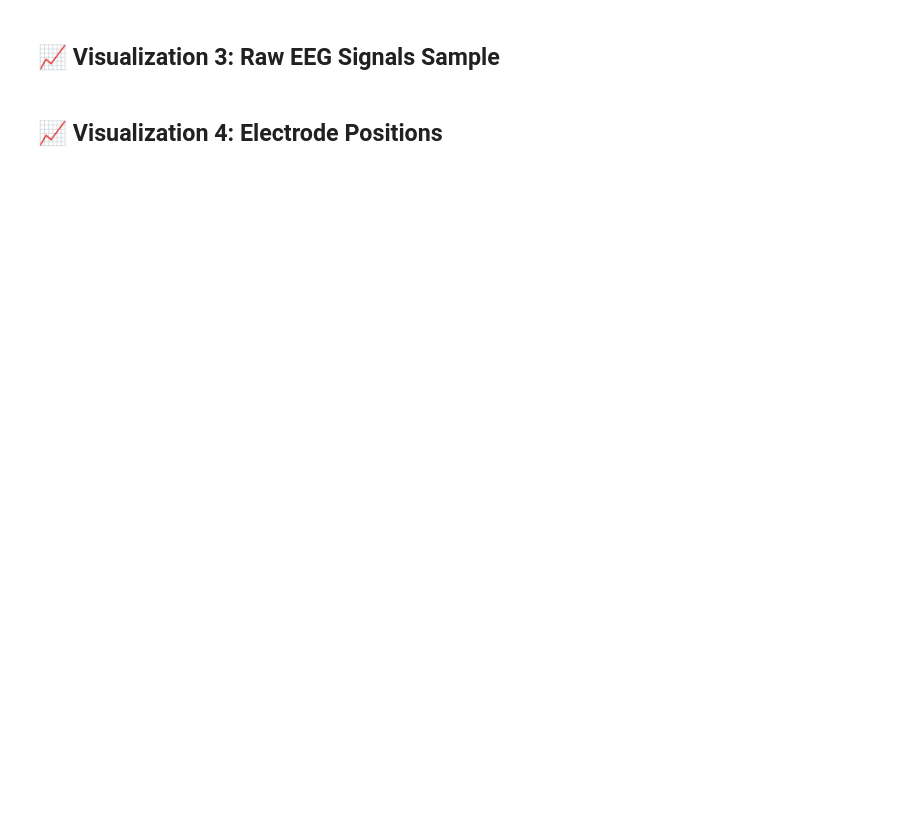
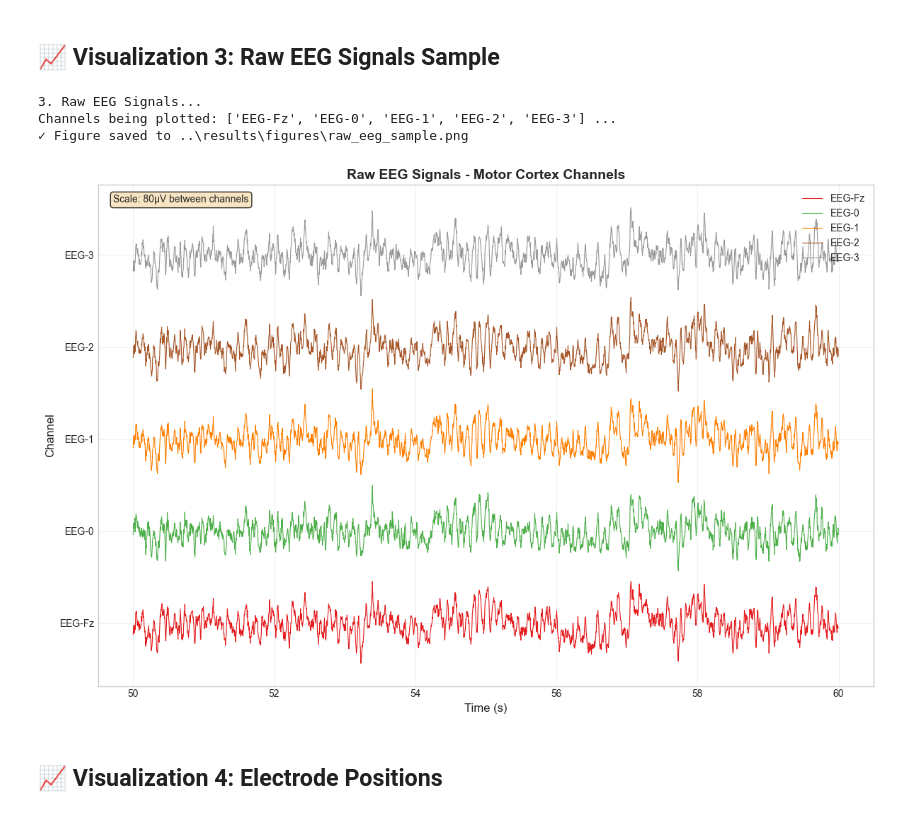
Before and after one commit to rahmaaroua/BCI-Motor-Imagery-Analysis, a Jupyter notebook: notebooks/01_dataset_exploration.ipynb, the cells around one changed output. Saved outputs shown, nothing was run; the diff lists cells and outputs as text; code cells hidden in the pictures; blank space fills up the shorter version.

Commit message:
first notebook completed

```diff
--- a/notebooks/01_dataset_exploration.ipynb
+++ b/notebooks/01_dataset_exploration.ipynb
@@ -200,14 +296,27 @@ plot_channel_amplitude(
 ## 📈 Visualization 3: Raw EEG Signals Sample
 # %%
 print("\n3. Raw EEG Signals...")
+
+# Pick only EEG channels that actually exist
+raw.pick_types(eeg=True)
+
+# Optionally, display the first few channel names
+print(f"Channels being plotted: {raw.ch_names[:5]} ...")
+
+# Plot the raw signals
 plot_raw_signals(
     raw,
-    channels=['C3', 'Cz', 'C4', 'FC3', 'FC4'],
+    channels=raw.ch_names[:5],  # take first 5 EEG channels, or any subset you like
     start=50.0,
     duration=10.0,
     figsize=(12, 8),
     save_path=RESULTS_DIR / 'raw_eeg_sample.png'
 )
+# %% [output]
+3. Raw EEG Signals...
+Channels being plotted: ['EEG-Fz', 'EEG-0', 'EEG-1', 'EEG-2', 'EEG-3'] ...
+✓ Figure saved to ..\results\figures\raw_eeg_sample.png
+[figure, added]
 # %% [markdown]
 ## 📈 Visualization 4: Electrode Positions
 # %%
```
Also changed, not shown: parts of 13 cells of this notebook, 8 other files.
